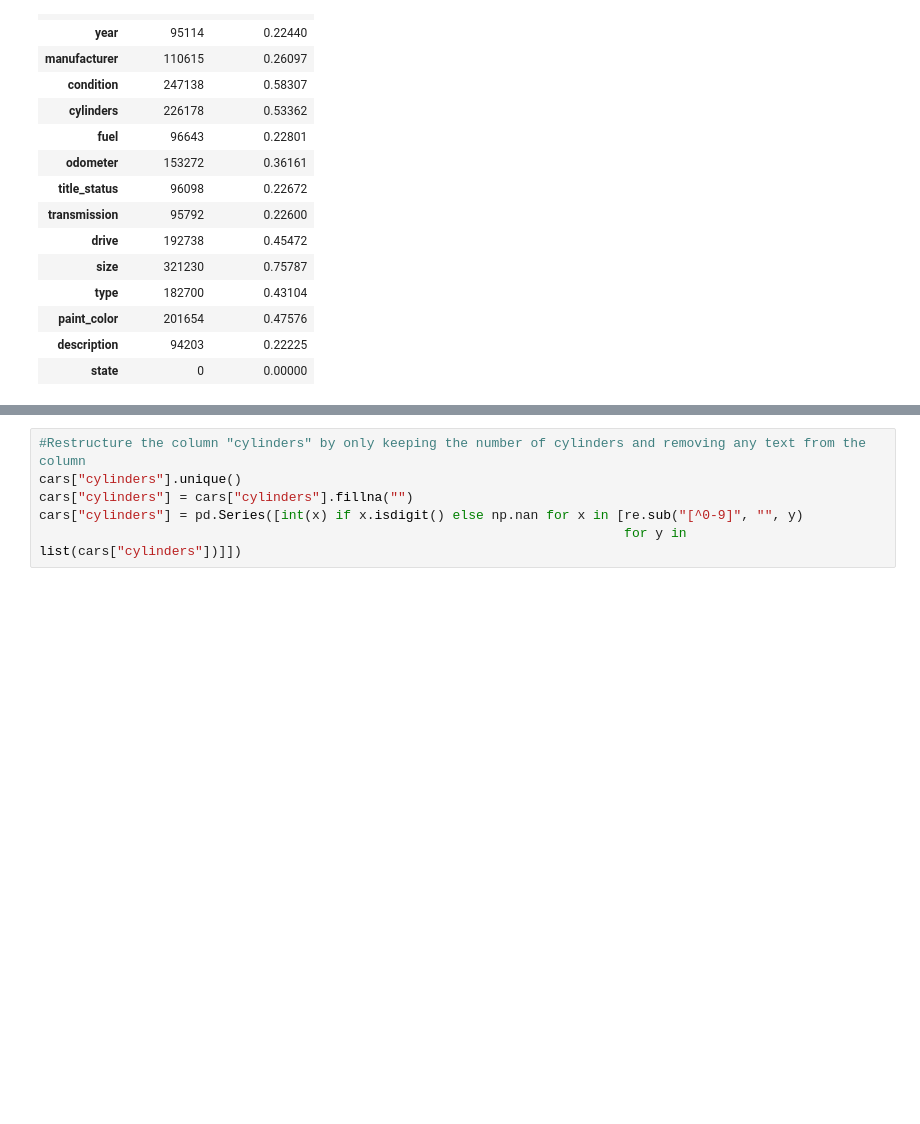
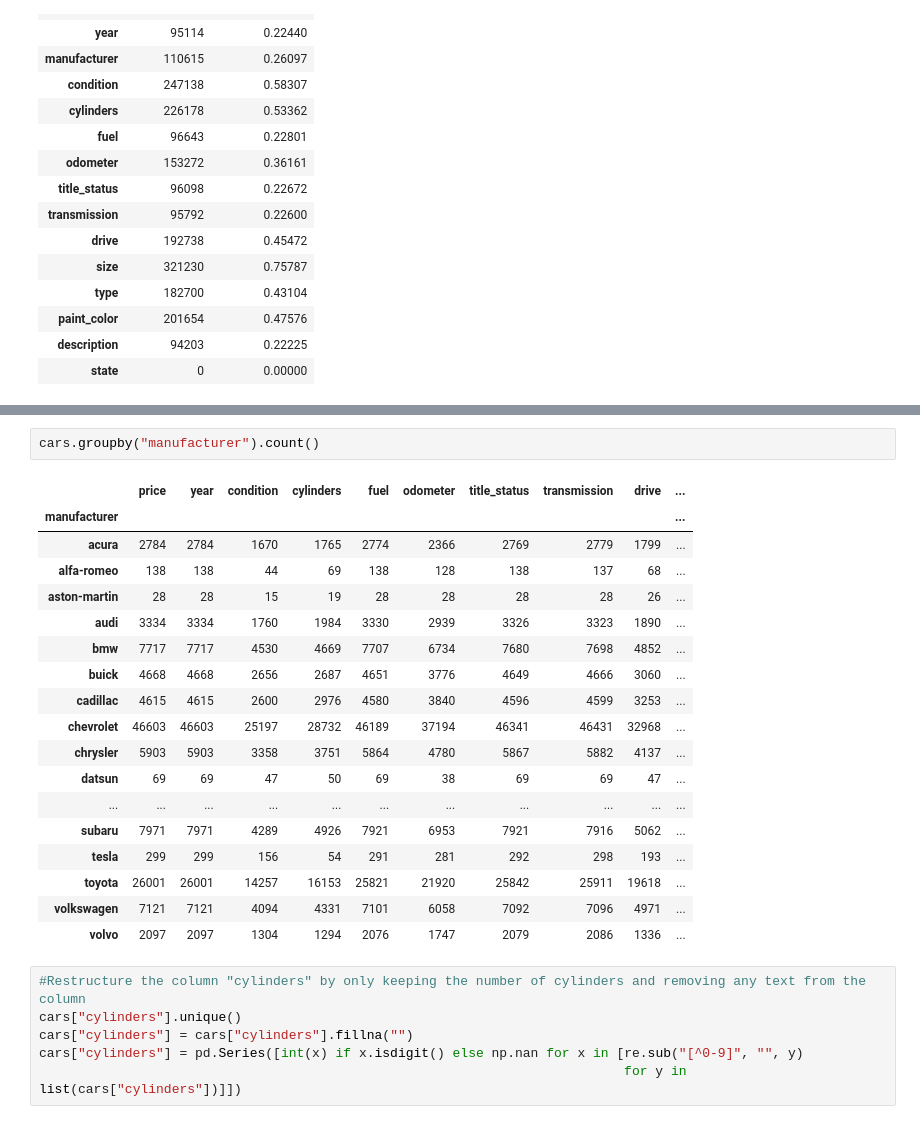
Before and after one commit to matthiasronnau/BANA-212-Final-Project, a Jupyter notebook: BANA-212 Final Project.ipynb, the cells around one changed output, grey strips where cells are left out. Drawn from its saved outputs; the diff is of its cells as text; blank space fills up the shorter version.

```diff
--- a/BANA-212 Final Project.ipynb
+++ b/BANA-212 Final Project.ipynb
@@ -78,3 +108,24 @@ missing
+# %%
+cars.groupby("manufacturer").count()
+# %% [output]
+|  | price | year | condition | cylinders | fuel | odometer | title_status | transmission | drive | ... |
+| manufacturer |  |  |  |  |  |  |  |  |  | ... |
+| acura | 2784 | 2784 | 1670 | 1765 | 2774 | 2366 | 2769 | 2779 | 1799 | ... |
+| alfa-romeo | 138 | 138 | 44 | 69 | 138 | 128 | 138 | 137 | 68 | ... |
+| aston-martin | 28 | 28 | 15 | 19 | 28 | 28 | 28 | 28 | 26 | ... |
+| audi | 3334 | 3334 | 1760 | 1984 | 3330 | 2939 | 3326 | 3323 | 1890 | ... |
+| bmw | 7717 | 7717 | 4530 | 4669 | 7707 | 6734 | 7680 | 7698 | 4852 | ... |
+| buick | 4668 | 4668 | 2656 | 2687 | 4651 | 3776 | 4649 | 4666 | 3060 | ... |
+| cadillac | 4615 | 4615 | 2600 | 2976 | 4580 | 3840 | 4596 | 4599 | 3253 | ... |
+| chevrolet | 46603 | 46603 | 25197 | 28732 | 46189 | 37194 | 46341 | 46431 | 32968 | ... |
+| chrysler | 5903 | 5903 | 3358 | 3751 | 5864 | 4780 | 5867 | 5882 | 4137 | ... |
+| datsun | 69 | 69 | 47 | 50 | 69 | 38 | 69 | 69 | 47 | ... |
+| ... | ... | ... | ... | ... | ... | ... | ... | ... | ... | ... |
+| subaru | 7971 | 7971 | 4289 | 4926 | 7921 | 6953 | 7921 | 7916 | 5062 | ... |
+| tesla | 299 | 299 | 156 | 54 | 291 | 281 | 292 | 298 | 193 | ... |
+| toyota | 26001 | 26001 | 14257 | 16153 | 25821 | 21920 | 25842 | 25911 | 19618 | ... |
+| volkswagen | 7121 | 7121 | 4094 | 4331 | 7101 | 6058 | 7092 | 7096 | 4971 | ... |
+| volvo | 2097 | 2097 | 1304 | 1294 | 2076 | 1747 | 2079 | 2086 | 1336 | ... |
 # %%
 #Restructure the column "cylinders" by only keeping the number of cylinders and removing any text from the column
 cars["cylinders"].unique()
```
Also changed, not shown: parts of 30 cells of this notebook.
